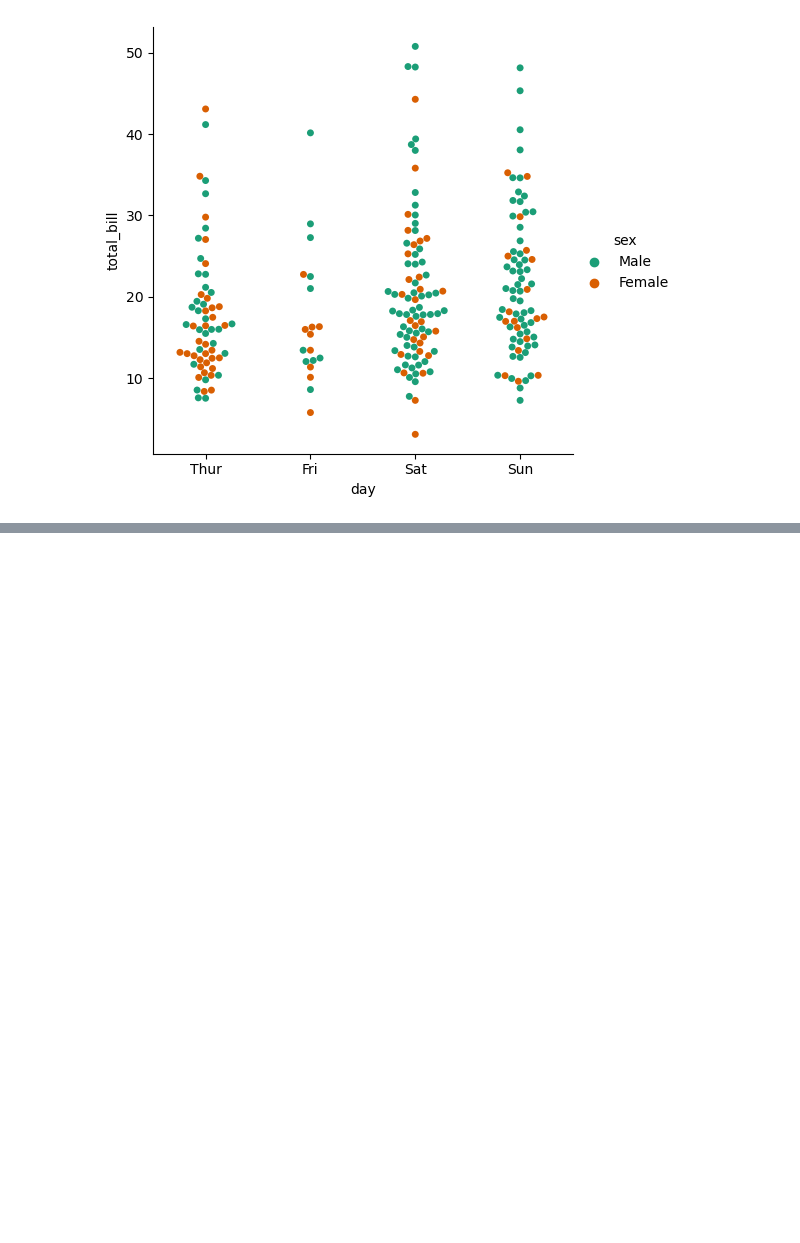
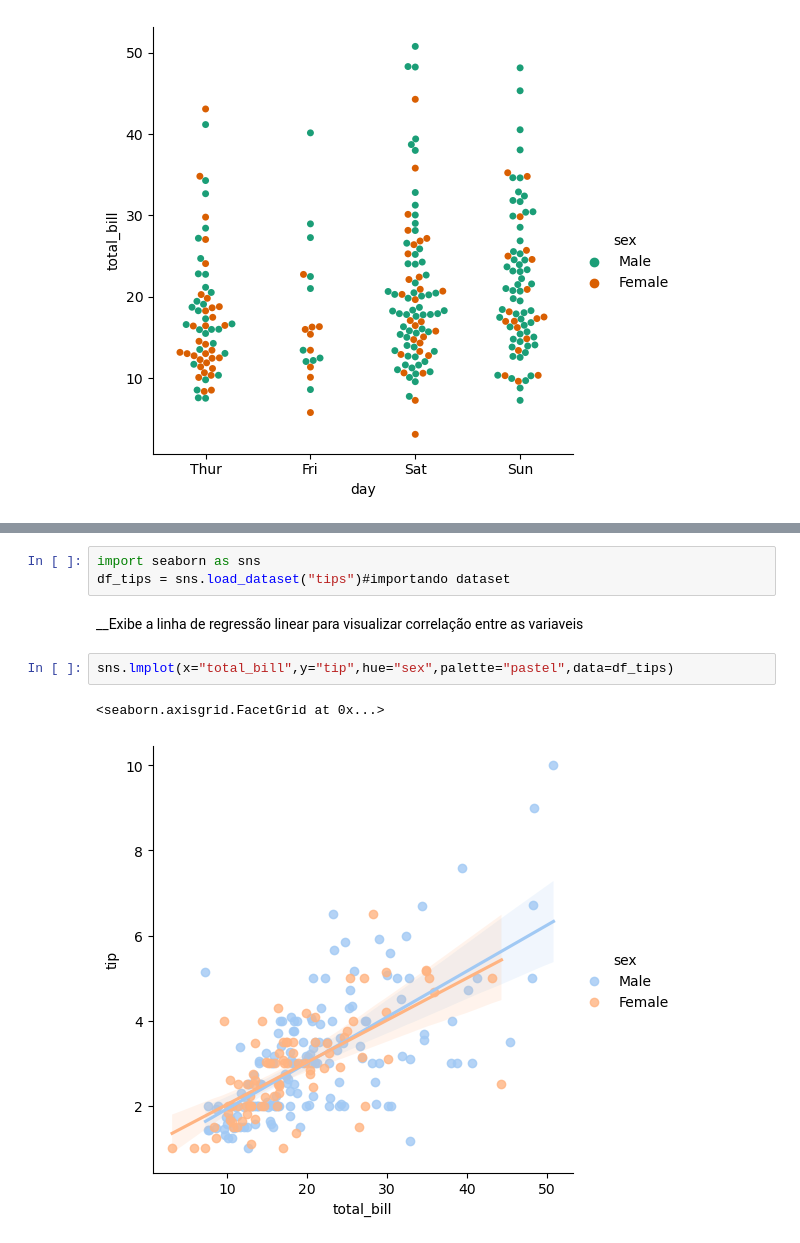
Before and after one commit to Kouta-22/Pratices_DataScience, a Jupyter notebook: visualizacao_de_dados/aula03.ipynb, the cells around one changed output, grey strips where cells are left out. Cells and saved outputs as stored; diff of their text form; blank space fills up the shorter version.

```diff
--- a/visualizacao_de_dados/aula03.ipynb
+++ b/visualizacao_de_dados/aula03.ipynb
@@ -190,0 +215,10 @@ sns.catplot(x="day",y="total_bill",hue="sex", kind='swarm',palette="Dark2",data=
+# %%
+import seaborn as sns
+df_tips = sns.load_dataset("tips")#importando dataset
+# %% [markdown]
+__Exibe a linha de regressão linear para visualizar correlação entre as variaveis
+# %%
+sns.lmplot(x="total_bill",y="tip",hue="sex",palette="pastel",data=df_tips)
+# %% [output]
+<seaborn.axisgrid.FacetGrid at 0x...>
+[figure, added]
```
Also changed, not shown: parts of 10 cells of this notebook.
